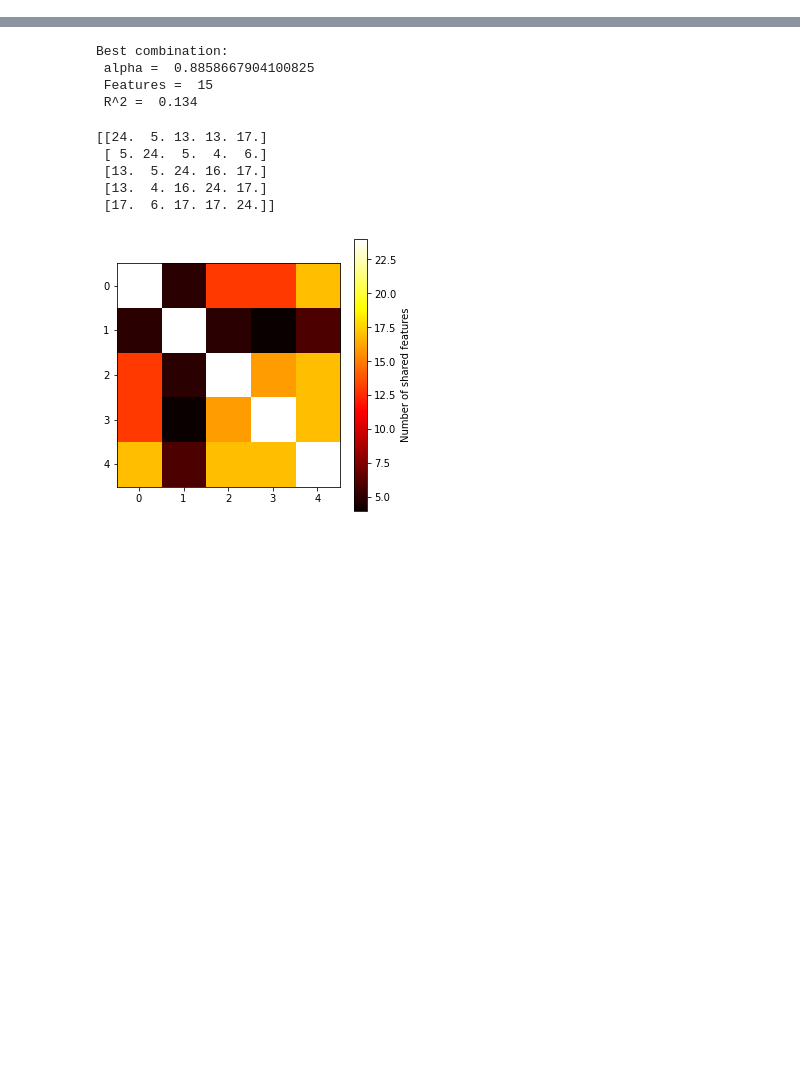
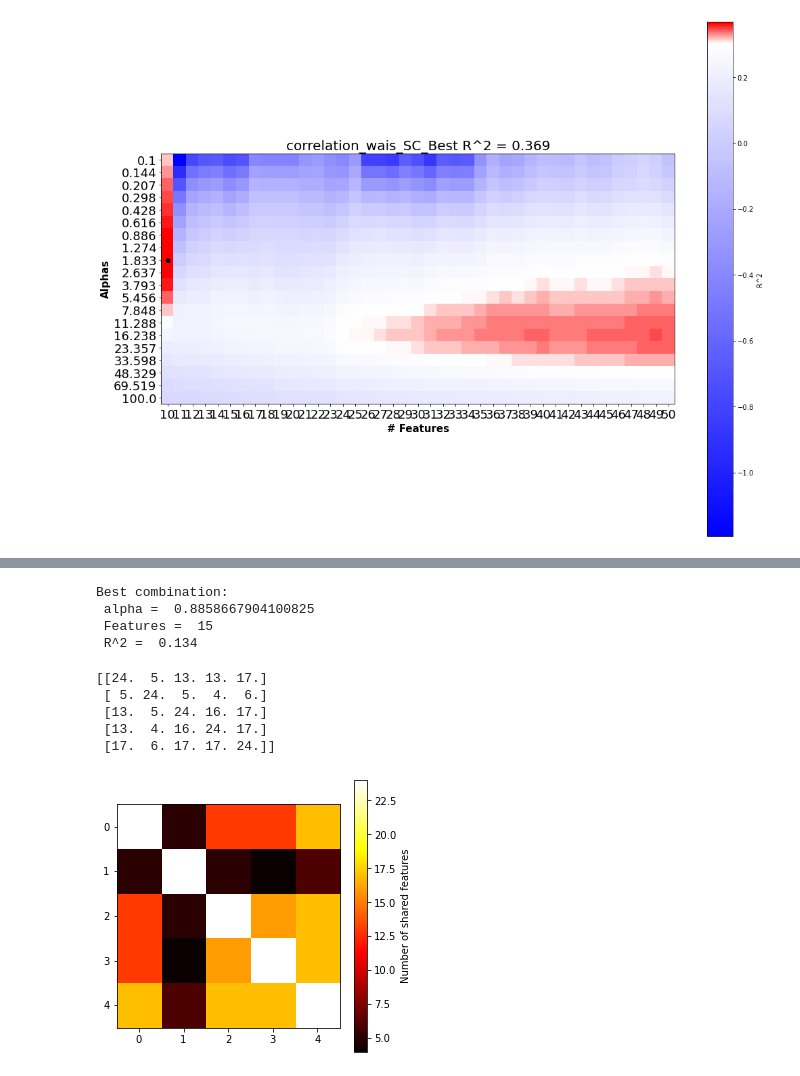
Before and after one commit to emilyolafson/cognition_nemo, a Jupyter notebook: iowa_SC_FC_cognition.ipynb, the cells around one changed output, grey strips where cells are left out. Saved outputs shown, nothing was run; the diff lists cells and outputs as text; code cells hidden in the pictures; blank space fills up the shorter version.

Commit message:
correlation feature consistency

```diff
--- a/iowa_SC_FC_cognition.ipynb
+++ b/iowa_SC_FC_cognition.ipynb
@@ -26,38 +29,3 @@ import matplotlib as mpl
-# %%
-# Set paths
-data_dir='/home/ubuntu/cognition_iowa/data/'
-results_dir='/home/ubuntu/cognition_iowa/results/'
-
-#Load input variables (estimated SC and FC) and save all subjects to one .mat file for eFC prediction (Zijin's code)
-nROIs=86
-subj_id =  pd.read_csv(data_dir + 'final_subIDs.csv',header=None)[0]
-sc = np.zeros([len(subj_id),3655])
-
-for i in range(len(subj_id)):
-    filename = data_dir + "sc/%s_nemo_output_chacoconn_fs86subj_nemoSC_volnorm.txt" % (subj_id[i])
-    sc_tmp = pd.read_csv(filename, header=0, sep=' ').values
-    np.fill_diagonal(sc_tmp, 0)
-    sc[i,:] = sc_tmp[np.triu_indices(nROIs,k=1)]
-
-sio.savemat(data_dir + 'allstroke_SCs.mat', {'sc':sc}) # used to predict eFC using Zijin's code.
-
-# Load FC
-fc = np.zeros([len(subj_id),3655])
-
-for i in range(len(subj_id)):
-    filename = data_dir + "fc/%s_FC.txt" % (subj_id[i])
-    fc_tmp = pd.read_csv(filename, header=0, sep=' ').values
-    np.fill_diagonal(sc_tmp, 0)
-    fc[i,:] = fc_tmp[np.triu_indices(nROIs,k=1)]
-
-
-# Load demographic variables and outcome measures (TMT and WAIS)
-#read in demographic info at first time point
-demo =  pd.read_csv(data_dir + 'demographic_final.csv',header=0)
-
-#read in cognitive scores at first time point
-tmt = pd.read_csv(data_dir + 'T_MT_A_TIME.csv',header=None)
-wais = pd.read_csv(data_dir + 'WAIS_IV_DS_TOTAL_RAW.csv',header=None)
 # %%
 import matplotlib
 import matplotlib.pyplot as plt
@@ -355,0 +546,5 @@ def gridsearch_cv(k, x, y, featselect):
+# %%
+# plot variance explained over hyperparameter search space
+plot_figure(gcv_values_r2,'correlation_wais_SC')
+# %% [output]
+[figure, new version]
```
Also changed, not shown: parts of 25 cells of this notebook, 3 other files.
